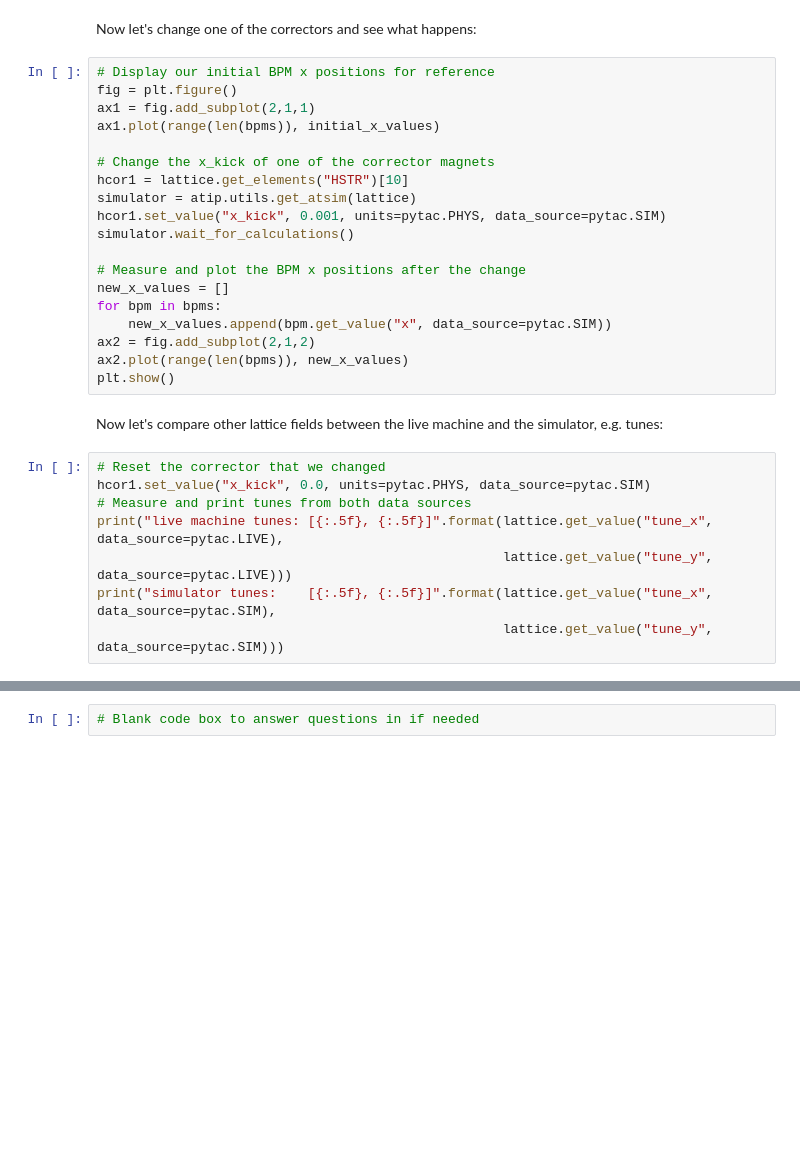
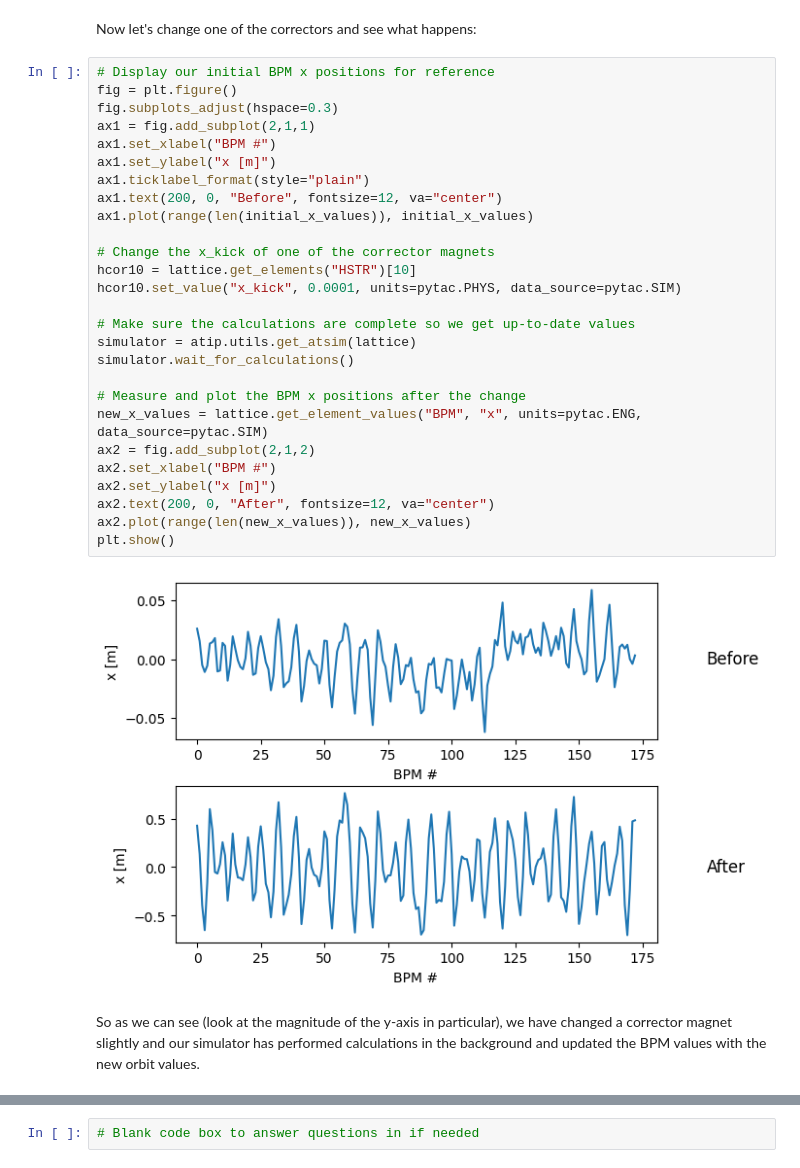
Before and after one commit to DiamondLightSource/atip, a Jupyter notebook: tutorial.ipynb, the cells around one changed output, grey strips where cells are left out. Cells and saved outputs as stored; diff of their text form; blank space fills up the shorter version.

```diff
--- a/tutorial.ipynb
+++ b/tutorial.ipynb
@@ -242,29 +291,31 @@ Now let's change one of the correctors and see what happens:
 # %%
 # Display our initial BPM x positions for reference
 fig = plt.figure()
+fig.subplots_adjust(hspace=0.3)
 ax1 = fig.add_subplot(2,1,1)
-ax1.plot(range(len(bpms)), initial_x_values)
+ax1.set_xlabel("BPM #")
+ax1.set_ylabel("x [m]")
+ax1.ticklabel_format(style="plain")
+ax1.text(200, 0, "Before", fontsize=12, va="center")
+ax1.plot(range(len(initial_x_values)), initial_x_values)
 
 # Change the x_kick of one of the corrector magnets
-hcor1 = lattice.get_elements("HSTR")[10]
+hcor10 = lattice.get_elements("HSTR")[10]
+hcor10.set_value("x_kick", 0.0001, units=pytac.PHYS, data_source=pytac.SIM)
+
+# Make sure the calculations are complete so we get up-to-date values
 simulator = atip.utils.get_atsim(lattice)
-hcor1.set_value("x_kick", 0.001, units=pytac.PHYS, data_source=pytac.SIM)
 simulator.wait_for_calculations()
 
 # Measure and plot the BPM x positions after the change
-new_x_values = []
-for bpm in bpms:
-    new_x_values.append(bpm.get_value("x", data_source=pytac.SIM))
+new_x_values = lattice.get_element_values("BPM", "x", units=pytac.ENG, data_source=pytac.SIM)
 ax2 = fig.add_subplot(2,1,2)
-ax2.plot(range(len(bpms)), new_x_values)
+ax2.set_xlabel("BPM #")
+ax2.set_ylabel("x [m]")
+ax2.text(200, 0, "After", fontsize=12, va="center")
+ax2.plot(range(len(new_x_values)), new_x_values)
 plt.show()
+# %% [output]
+[figure, added]
-# %% [markdown]
-Now let's compare other lattice fields between the live machine and the simulator, e.g. tunes:
-# %%
-# Reset the corrector that we changed
-hcor1.set_value("x_kick", 0.0, units=pytac.PHYS, data_source=pytac.SIM)
-# Measure and print tunes from both data sources
-print("live machine tunes: [{:.5f}, {:.5f}]".format(lattice.get_value("tune_x", data_source=pytac.LIVE),
-                                                    lattice.get_value("tune_y", data_source=pytac.LIVE)))
-print("simulator tunes:    [{:.5f}, {:.5f}]".format(lattice.get_value("tune_x", data_source=pytac.SIM),
-                                                    lattice.get_value("tune_y", data_source=pytac.SIM)))
+# %% [markdown]
+So as we can see (look at the magnitude of the y-axis in particular), we have changed a corrector magnet slightly and our simulator has performed calculations in the background and updated the BPM values with the new orbit values.
```
Also changed, not shown: parts of 39 cells of this notebook.
